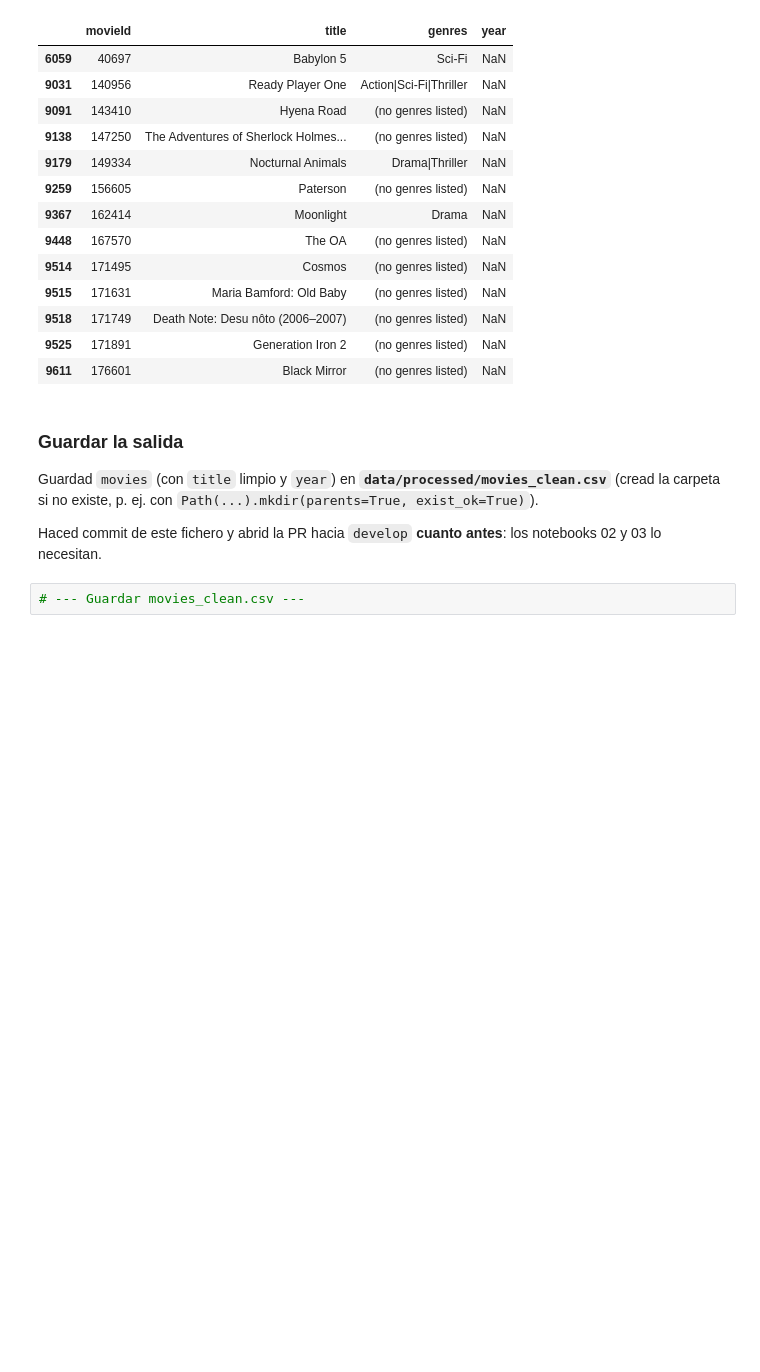
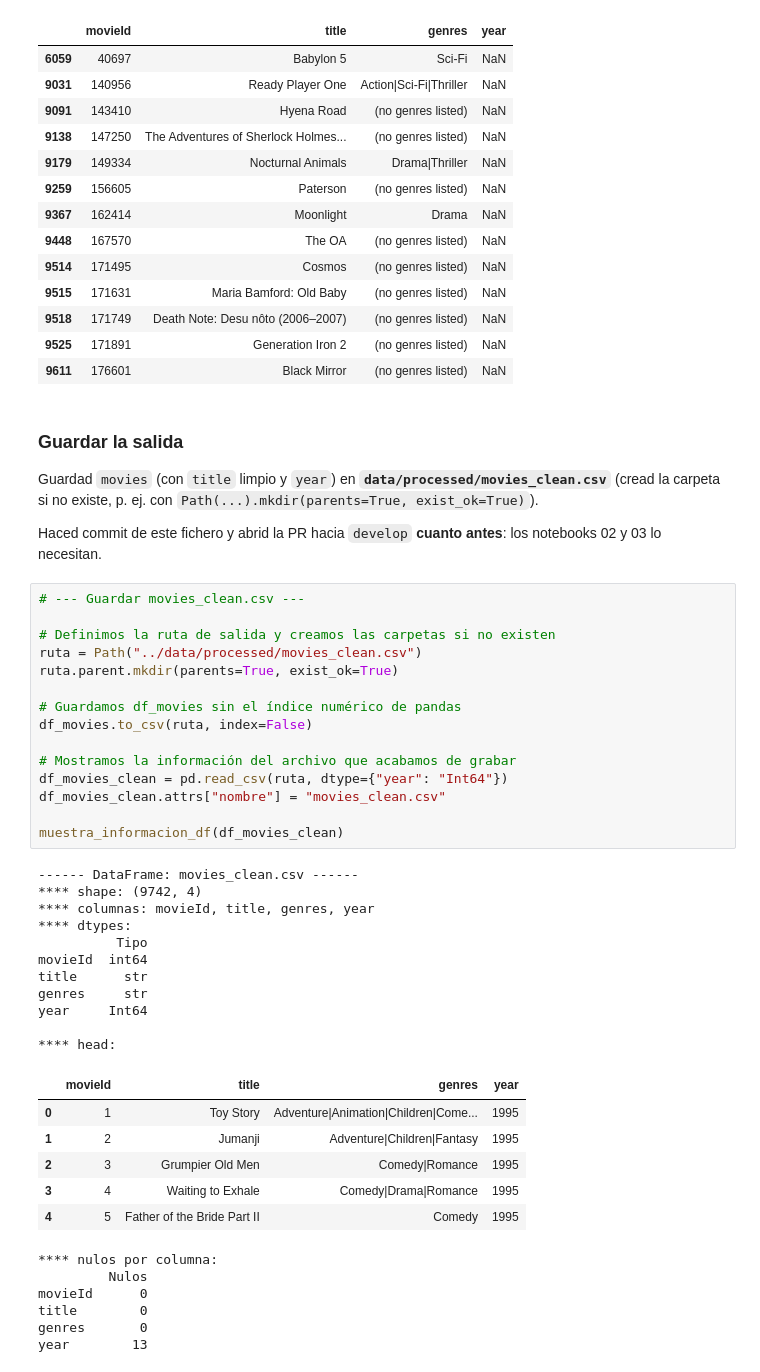
Before and after one commit to susanaferreras/TC01-Catalogo-Peliculas, a Jupyter notebook: notebooks/01_ingesta_limpieza.ipynb, the cells around one changed output. Saved outputs shown, nothing was run; the diff lists cells and outputs as text; blank space fills up the shorter version.

Commit message:
01Apartado-2_Guardar_la_salida_movies_clean
Guarda el fichero movies_clean (fichero movies con la columna year extraída del título y el título sin el año)

```diff
--- a/notebooks/01_ingesta_limpieza.ipynb
+++ b/notebooks/01_ingesta_limpieza.ipynb
@@ -250,3 +251,40 @@ Guardad `movies` (con `title` limpio y `year`) en **`data/processed/movies_clean
 Haced commit de este fichero y abrid la PR hacia `develop` **cuanto antes**: los notebooks 02 y 03 lo necesitan.
 # %%
 # --- Guardar movies_clean.csv ---
+
+# Definimos la ruta de salida y creamos las carpetas si no existen
+ruta = Path("../data/processed/movies_clean.csv")
+ruta.parent.mkdir(parents=True, exist_ok=True)
+
+# Guardamos df_movies sin el índice numérico de pandas
+df_movies.to_csv(ruta, index=False)
+
+# Mostramos la información del archivo que acabamos de grabar
+df_movies_clean = pd.read_csv(ruta, dtype={"year": "Int64"})
+df_movies_clean.attrs["nombre"] = "movies_clean.csv"
+
+muestra_informacion_df(df_movies_clean)
+# %% [output]
+------ DataFrame: movies_clean.csv ------
+**** shape: (9742, 4)
+**** columnas: movieId, title, genres, year
+**** dtypes:
+          Tipo
+movieId  int64
+title      str
+genres     str
+year     Int64
+
+**** head:
+|  | movieId | title | genres | year |
+| 0 | 1 | Toy Story | Adventure|Animation|Children|Come... | 1995 |
+| 1 | 2 | Jumanji | Adventure|Children|Fantasy | 1995 |
+| 2 | 3 | Grumpier Old Men | Comedy|Romance | 1995 |
+| 3 | 4 | Waiting to Exhale | Comedy|Drama|Romance | 1995 |
+| 4 | 5 | Father of the Bride Part II | Comedy | 1995 |
+**** nulos por columna:
+         Nulos
+movieId      0
+title        0
+genres       0
+year        13
```
Also changed, not shown: parts of 1 cell of this notebook, 1 other file.
